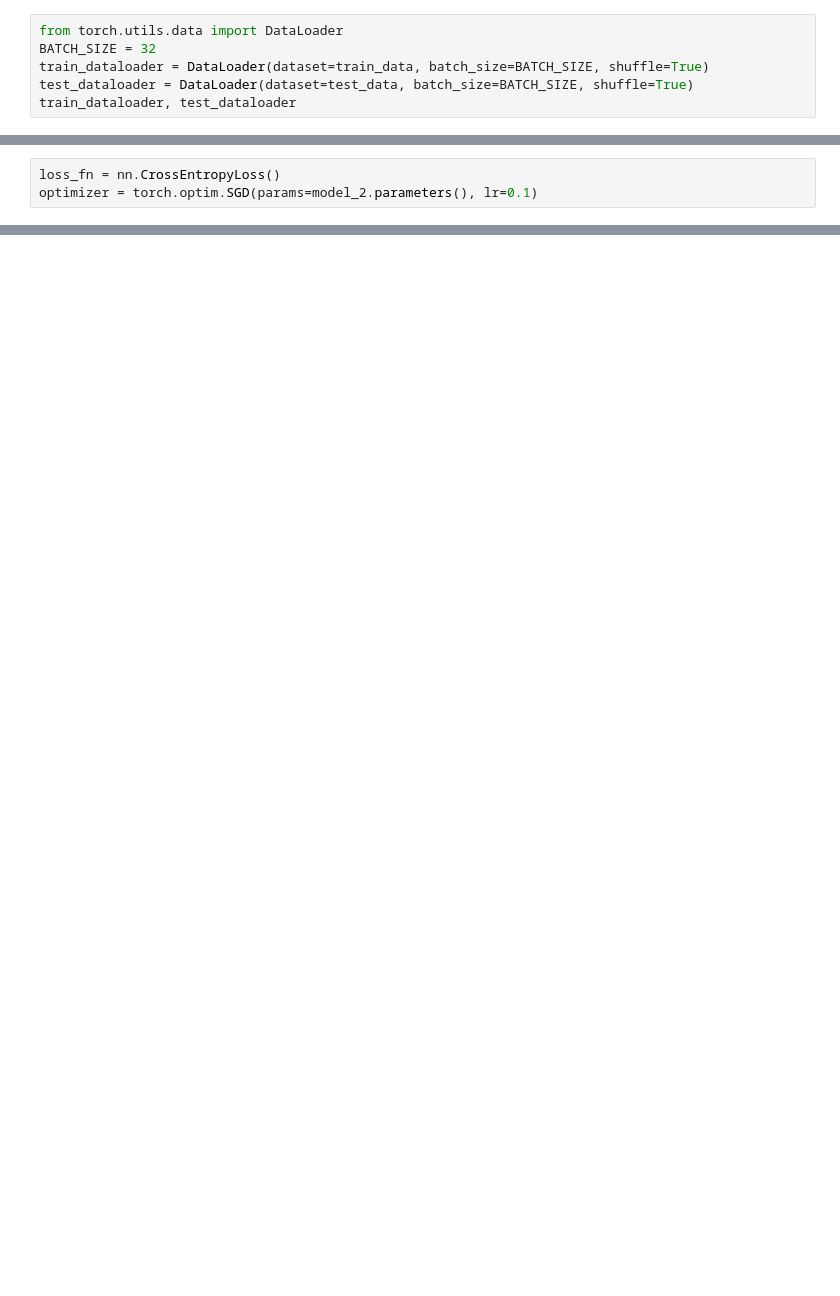
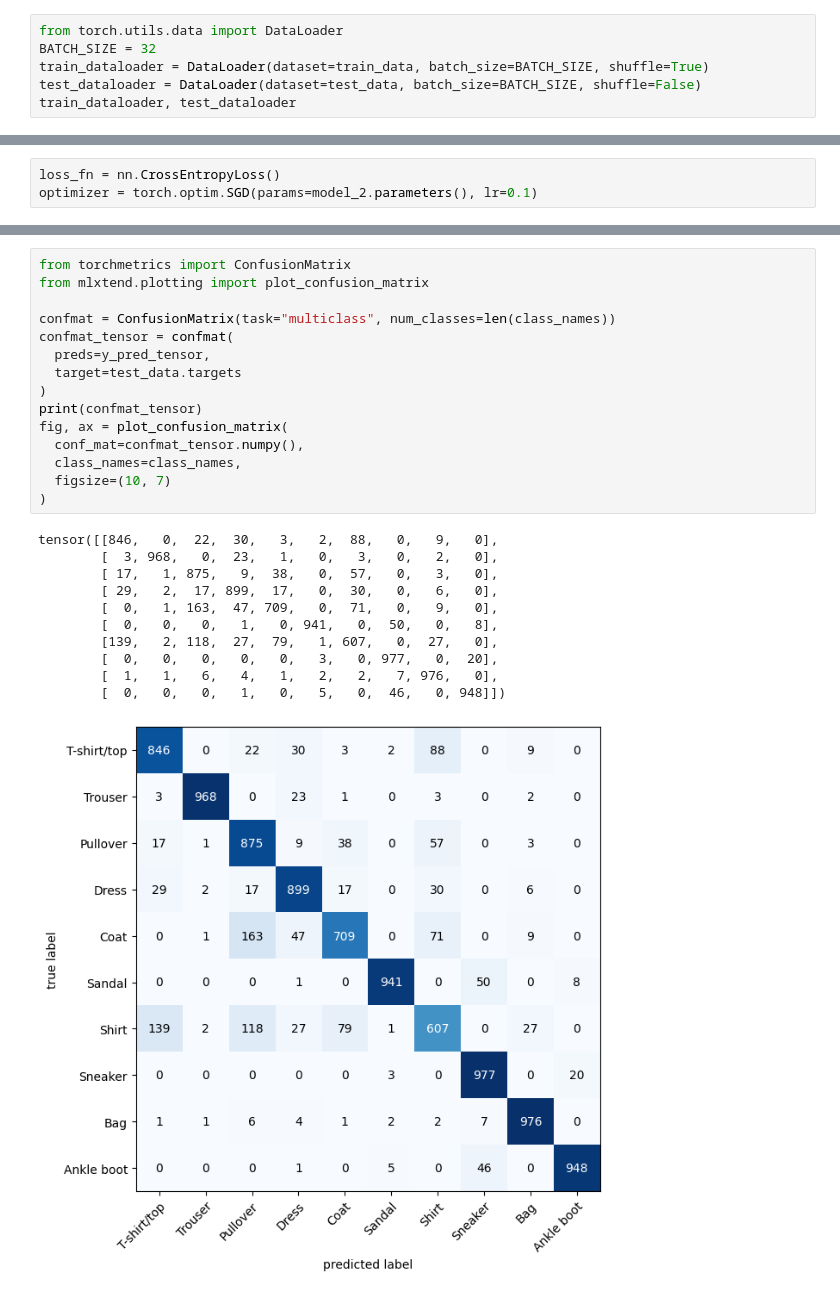
Before and after one commit to Zncl2222/MachineLearningPractice, a Jupyter notebook: pytorch_tutorial/03_pytorch_computer_vision.ipynb, the cells around one changed output, grey strips where cells are left out. Drawn from its saved outputs; the diff is of its cells as text; blank space fills up the shorter version.

```diff
--- a/pytorch_tutorial/03_pytorch_computer_vision.ipynb
+++ b/pytorch_tutorial/03_pytorch_computer_vision.ipynb
@@ -146,7 +162,7 @@ train_data, test_data
 from torch.utils.data import DataLoader
 BATCH_SIZE = 32
 train_dataloader = DataLoader(dataset=train_data, batch_size=BATCH_SIZE, shuffle=True)
-test_dataloader = DataLoader(dataset=test_data, batch_size=BATCH_SIZE, shuffle=True)
+test_dataloader = DataLoader(dataset=test_data, batch_size=BATCH_SIZE, shuffle=False)
 train_dataloader, test_dataloader
 # %% [output]
 (<torch.utils.data.dataloader.DataLoader at 0x...>,
@@ -749,0 +919,27 @@ model_2_results
+# %%
+from torchmetrics import ConfusionMatrix
+from mlxtend.plotting import plot_confusion_matrix
+
+confmat = ConfusionMatrix(task="multiclass", num_classes=len(class_names))
+confmat_tensor = confmat(
+  preds=y_pred_tensor,
+  target=test_data.targets
+)
+print(confmat_tensor)
+fig, ax = plot_confusion_matrix(
+  conf_mat=confmat_tensor.numpy(),
+  class_names=class_names,
+  figsize=(10, 7)
+)
+# %% [output]
+tensor([[846,   0,  22,  30,   3,   2,  88,   0,   9,   0],
+        [  3, 968,   0,  23,   1,   0,   3,   0,   2,   0],
+        [ 17,   1, 875,   9,  38,   0,  57,   0,   3,   0],
+        [ 29,   2,  17, 899,  17,   0,  30,   0,   6,   0],
+        [  0,   1, 163,  47, 709,   0,  71,   0,   9,   0],
+        [  0,   0,   0,   1,   0, 941,   0,  50,   0,   8],
+        [139,   2, 118,  27,  79,   1, 607,   0,  27,   0],
+        [  0,   0,   0,   0,   0,   3,   0, 977,   0,  20],
+        [  1,   1,   6,   4,   1,   2,   2,   7, 976,   0],
+        [  0,   0,   0,   1,   0,   5,   0,  46,   0, 948]])
+[figure, added]
```
Also changed, not shown: parts of 31 cells of this notebook.
